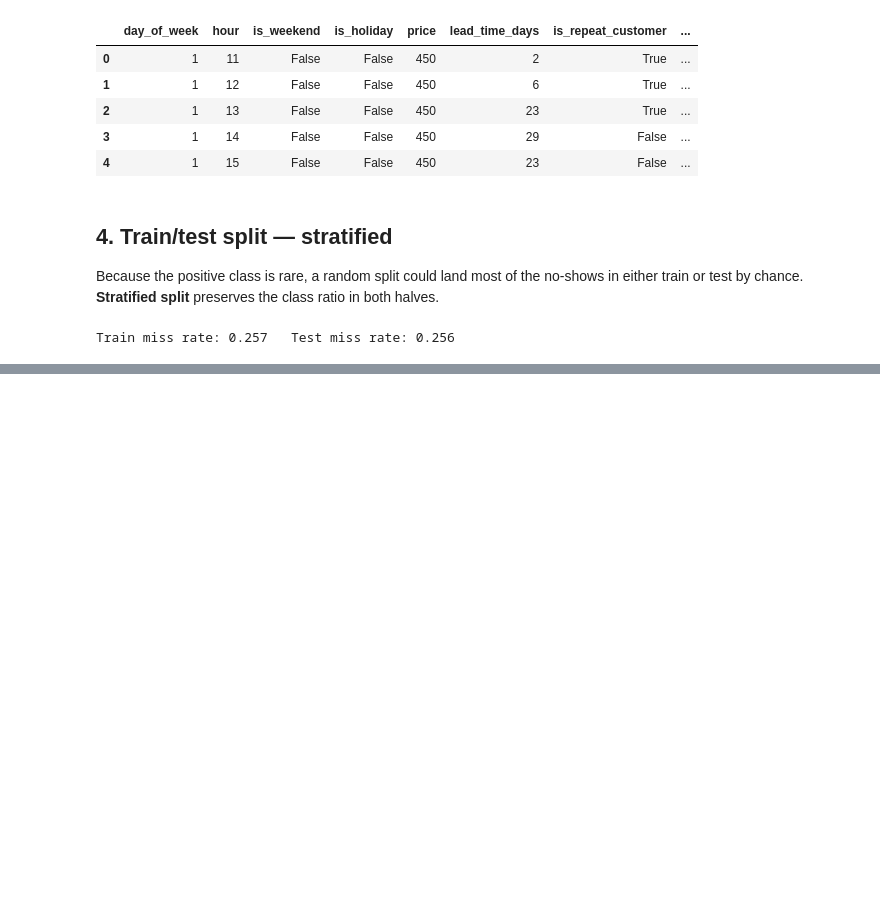
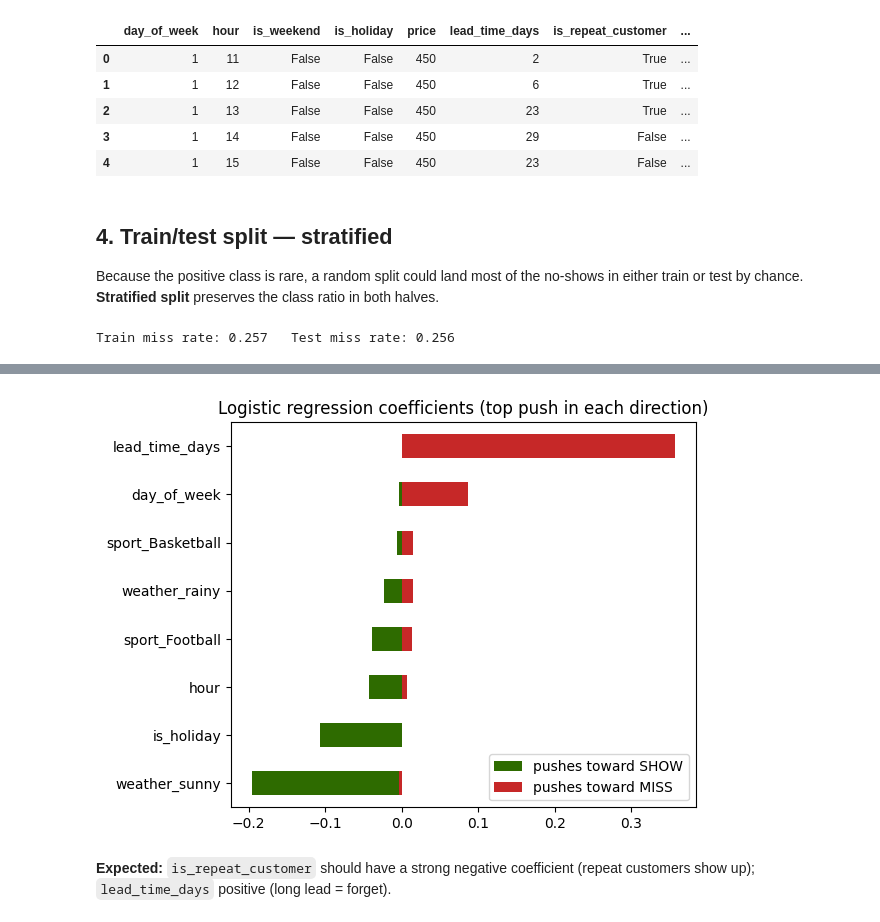
Before and after one commit to QuadrupleBeansStars/zpots, a Jupyter notebook: ml/notebooks/02_no_show_prediction.ipynb, the cells around one changed output, grey strips where cells are left out. Saved outputs shown, nothing was run; the diff lists cells and outputs as text; code cells hidden in the pictures; blank space fills up the shorter version.

```diff
--- a/ml/notebooks/02_no_show_prediction.ipynb
+++ b/ml/notebooks/02_no_show_prediction.ipynb
@@ -106,0 +169,12 @@ Train miss rate: 0.257   Test miss rate: 0.256
+# %%
+coefs = pd.Series(logit.coef_[0], index=features.columns).sort_values()
+fig, ax = plt.subplots(figsize=(6,5))
+coefs.head(8).plot(kind="barh", ax=ax, color="#2e6b00", label="pushes toward SHOW")
+coefs.tail(8).plot(kind="barh", ax=ax, color="#c62828", label="pushes toward MISS")
+plt.title("Logistic regression coefficients (top push in each direction)")
+plt.legend(); plt.show()
+# %% [output]
+[figure, added]
+# %% [markdown]
+**Expected:** `is_repeat_customer` should have a strong negative coefficient
+(repeat customers show up); `lead_time_days` positive (long lead = forget).
```
Also changed, not shown: parts of 4 cells of this notebook, 1 other file.
